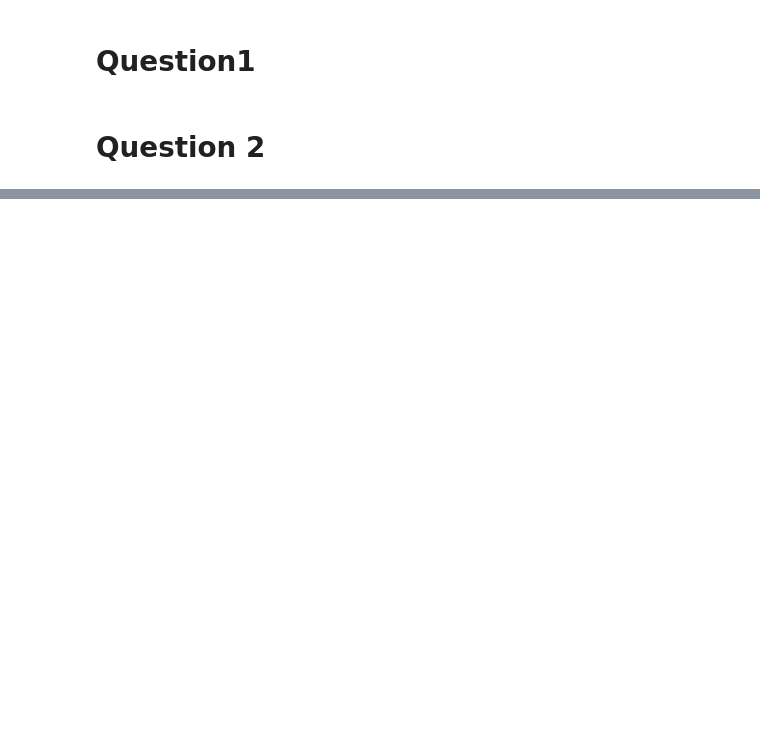
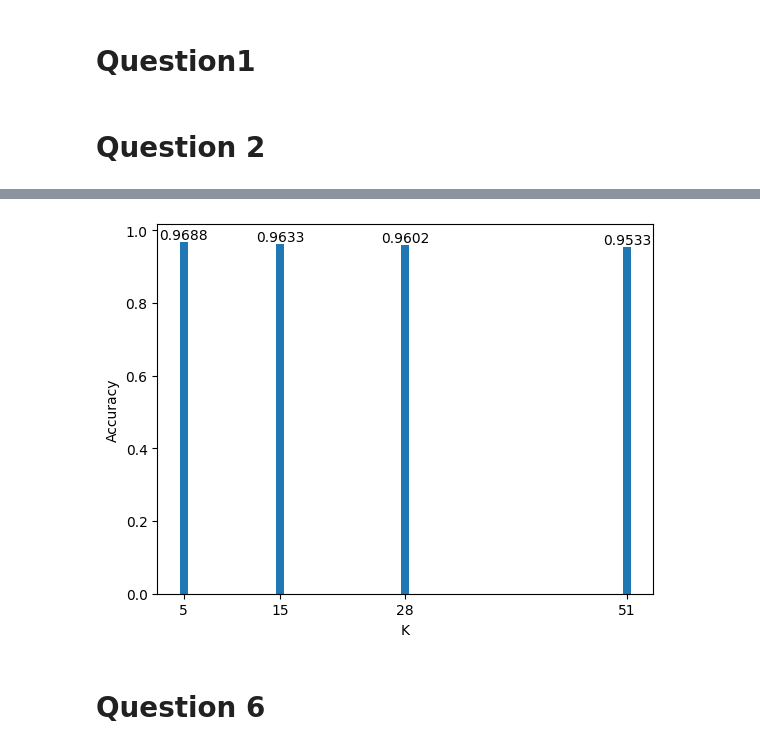
Before and after one commit to thanasisxan/AI-101-Machine-Learning, a Jupyter notebook: Exercise-5/knn-mnist.ipynb, the cells around one changed output, grey strips where cells are left out. Cells and saved outputs as stored; diff of their text form; code cells hidden in the pictures; blank space fills up the shorter version.

```diff
--- a/Exercise-5/knn-mnist.ipynb
+++ b/Exercise-5/knn-mnist.ipynb
@@ -31,0 +55,3 @@ for i in range(n_it, n_rows * cols_per_row):
+# %%
+x_train_vec = x_train.reshape(x_train.shape[0], -1)
+x_test_vec = x_test.reshape(x_test.shape[0], -1)
@@ -31,0 +60,20 @@ for i in range(n_it, n_rows * cols_per_row):
+# %%
+k_list = [5, 15, 51, int(np.sqrt(x_train_vec.shape[1]))]
+accuracies5 = []
+for k in k_list:
+    model = KNeighborsClassifier(n_neighbors=k)
+    model.fit(x_train_vec, y_train)
+    y_pred = model.predict(x_test_vec)
+    accuracy = accuracy_score(y_test, y_pred)
+    accuracies5.append(accuracy)
+# %%
+p = plt.bar(k_list, accuracies5)
+plt.xlabel('K')
+plt.xticks(k_list)
+plt.ylabel('Accuracy')
+plt.bar_label(p, labels=accuracies5)
+plt.show()
+# %% [output]
+[figure, added]
+# %% [markdown]
+# Question 6
```
Also changed, not shown: parts of 19 cells of this notebook, 2 other files.
